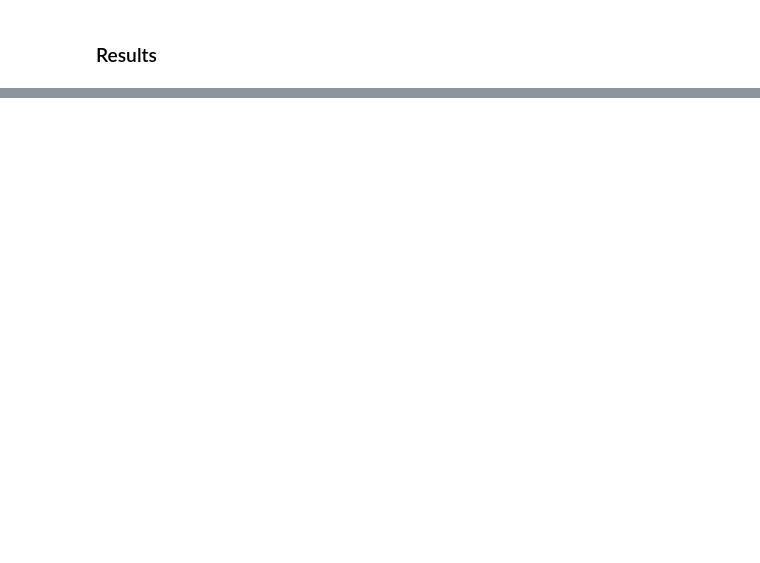
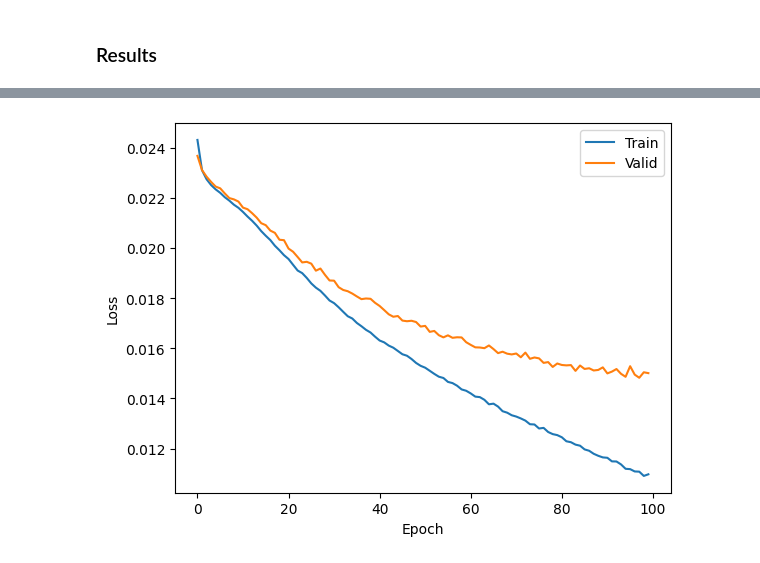
Before and after one commit to bohdanvodianyk/multi-task-learning, a Jupyter notebook: MLP.ipynb, the cells around one changed output, grey strips where cells are left out. Saved outputs shown, nothing was run; the diff lists cells and outputs as text; code cells hidden in the pictures; blank space fills up the shorter version.

```diff
--- a/MLP.ipynb
+++ b/MLP.ipynb
@@ -452 +432,10 @@ plt.show()
+# %%
+plt.plot(logger["train_race_loss"])
+plt.plot(logger["validation_race_loss"])
+plt.legend(['Train','Valid'])
+plt.xlabel('Epoch')
+plt.ylabel('Loss')
+plt.show()
+# %% [output]
+[figure, added]
 # %%
```
Also changed, not shown: parts of 20 cells of this notebook.
